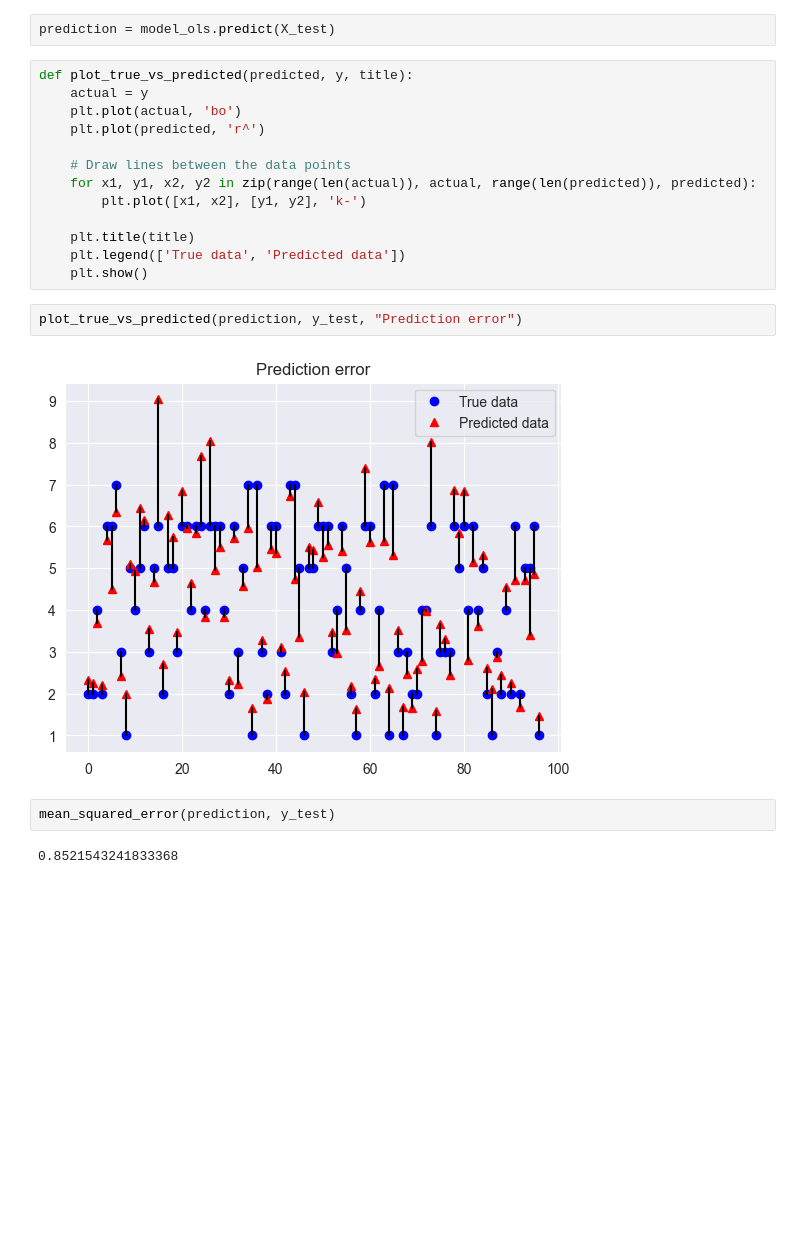
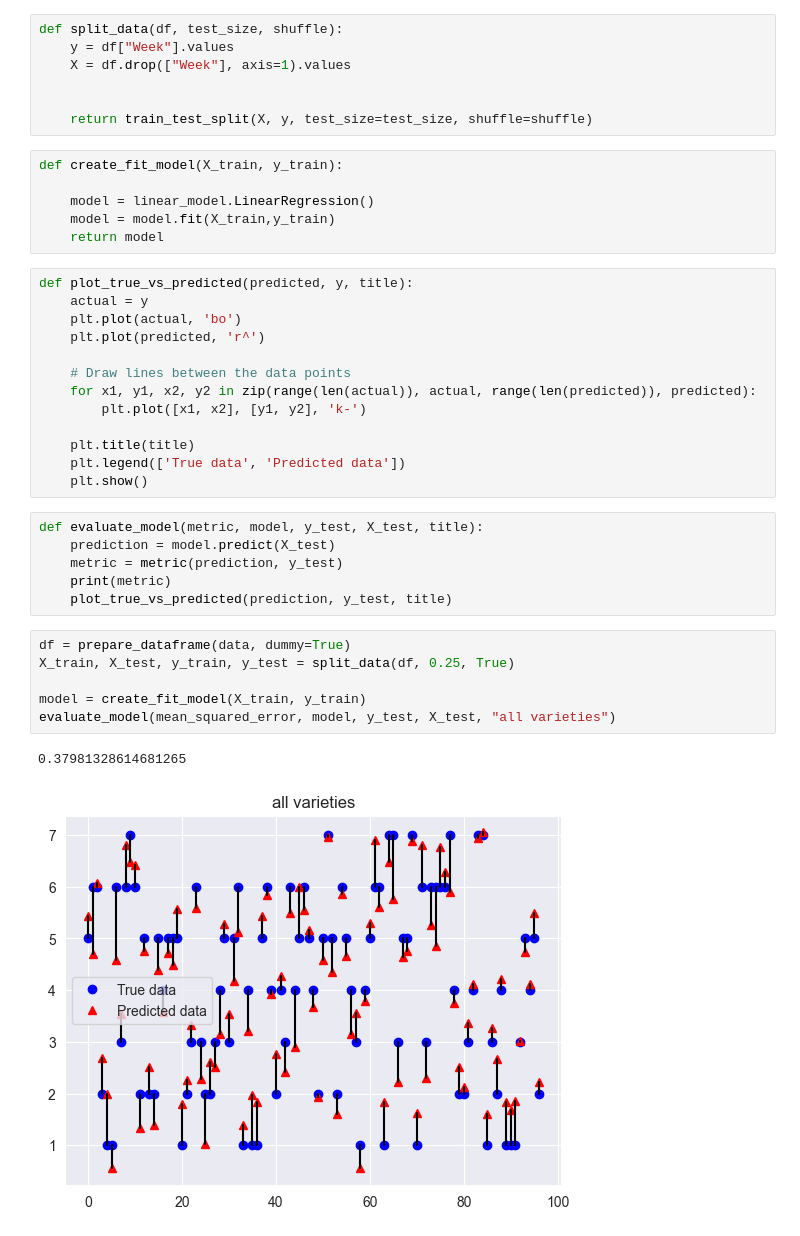
Before and after one commit to Niekwijs/lettuce-growth-models, a Jupyter notebook: Forecasting/linear-regression.ipynb, the cells around one changed output. Drawn from its saved outputs; the diff is of its cells as text; blank space fills up the shorter version.

Commit message:
linear base models done

```diff
--- a/Forecasting/linear-regression.ipynb
+++ b/Forecasting/linear-regression.ipynb
@@ -70,5 +36,16 @@ LinearRegression(normalize=True)
-# %%
-prediction = model_ols.predict(X_test)
+# %%
+def split_data(df, test_size, shuffle):
+    y = df["Week"].values
+    X = df.drop(["Week"], axis=1).values
+
+
+    return train_test_split(X, y, test_size=test_size, shuffle=shuffle)
+# %%
+def create_fit_model(X_train, y_train):
+
+    model = linear_model.LinearRegression()
+    model = model.fit(X_train,y_train)
+    return model
 # %%
 def plot_true_vs_predicted(predicted, y, title):
     actual = y
@@ -82,11 +59,18 @@ def plot_true_vs_predicted(predicted, y, title):
     plt.title(title)
     plt.legend(['True data', 'Predicted data'])
     plt.show()
-# %%
-plot_true_vs_predicted(prediction, y_test, "Prediction error")
-# %% [output]
-[figure, removed]
-# %%
-mean_squared_error(prediction, y_test)
-# %% [output]
-0.8521543241833368
+# %%
+def evaluate_model(metric, model, y_test, X_test, title):
+    prediction = model.predict(X_test)
+    metric = metric(prediction, y_test)
+    print(metric)
+    plot_true_vs_predicted(prediction, y_test, title)
+# %%
+df = prepare_dataframe(data, dummy=True)
+X_train, X_test, y_train, y_test = split_data(df, 0.25, True)
+
+model = create_fit_model(X_train, y_train)
+evaluate_model(mean_squared_error, model, y_test, X_test, "all varieties")
+# %% [output]
+0.37981328614681265
+[figure, added]
```
Also changed, not shown: parts of 8 cells of this notebook.
